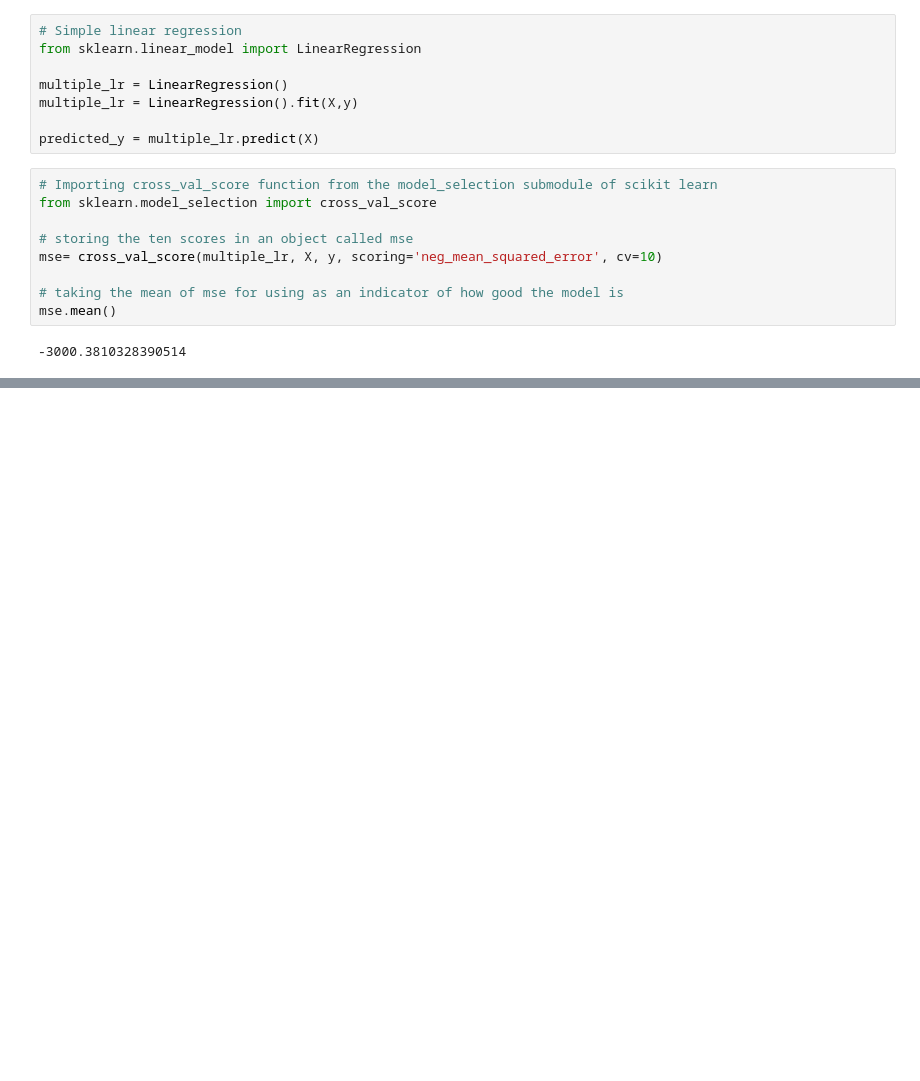
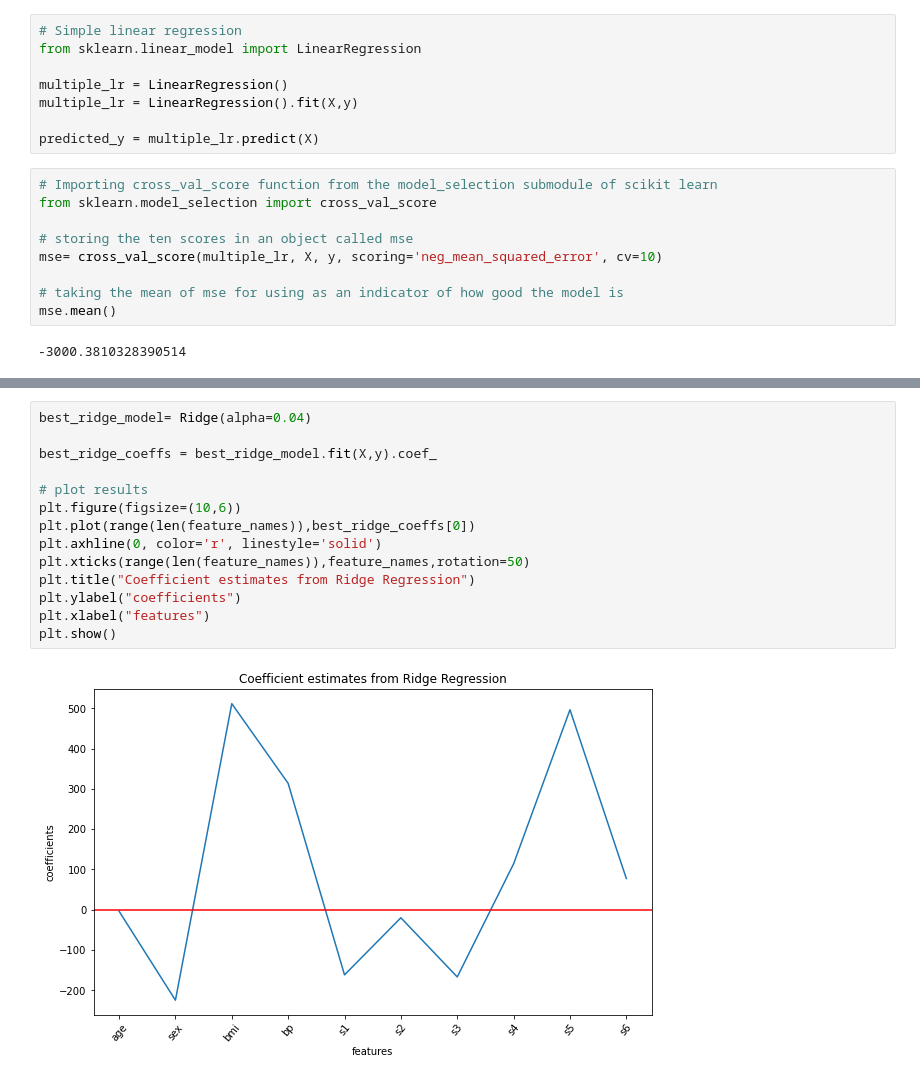
Before and after one commit to Lab-Brat/Materials_Informatics_Experiments, a Jupyter notebook: linear_regression/diabetes.ipynb, the cells around one changed output, grey strips where cells are left out. Drawn from its saved outputs; the diff is of its cells as text; blank space fills up the shorter version.

```diff
--- a/linear_regression/diabetes.ipynb
+++ b/linear_regression/diabetes.ipynb
@@ -59,0 +86,16 @@ Index(['age', 'sex', 'bmi', 'bp', 's1', 's2', 's3', 's4', 's5', 's6'], dtype='ob
+# %%
+best_ridge_model= Ridge(alpha=0.04)
+
+best_ridge_coeffs = best_ridge_model.fit(X,y).coef_
+
+# plot results
+plt.figure(figsize=(10,6))
+plt.plot(range(len(feature_names)),best_ridge_coeffs[0])
+plt.axhline(0, color='r', linestyle='solid')
+plt.xticks(range(len(feature_names)),feature_names,rotation=50)
+plt.title("Coefficient estimates from Ridge Regression")
+plt.ylabel("coefficients")
+plt.xlabel("features")
+plt.show()
+# %% [output]
+[figure, added]
```
Also changed, not shown: parts of 8 cells of this notebook.
